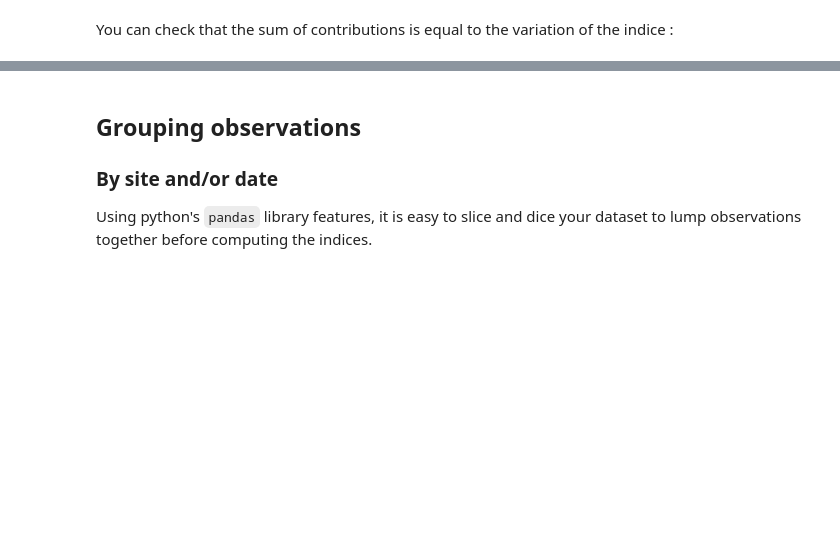
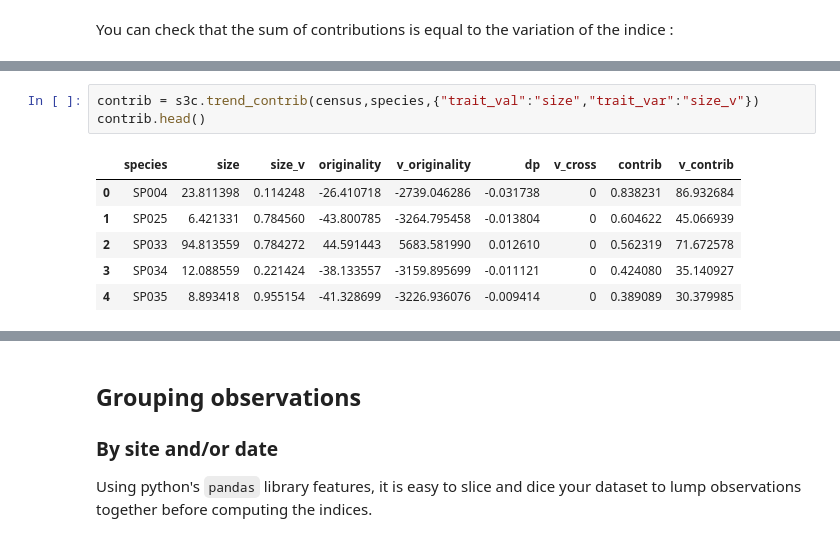
Before and after one commit to geeklhem/s3c, a Jupyter notebook: doc/tutorial.ipynb, the cells around one changed output, grey strips where cells are left out. Drawn from its saved outputs; the diff is of its cells as text; blank space fills up the shorter version.

```diff
--- a/doc/tutorial.ipynb
+++ b/doc/tutorial.ipynb
@@ -97,0 +109,10 @@ Contribution sum: 10.6200949755
+# %%
+contrib = s3c.trend_contrib(census,species,{"trait_val":"size","trait_var":"size_v"})
+contrib.head()
+# %% [output]
+|  | species | size | size_v | originality | v_originality | dp | v_cross | contrib | v_contrib |
+| 0 | SP004 | 23.811398 | 0.114248 | -26.410718 | -2739.046286 | -0.031738 | 0 | 0.838231 | 86.932684 |
+| 1 | SP025 | 6.421331 | 0.784560 | -43.800785 | -3264.795458 | -0.013804 | 0 | 0.604622 | 45.066939 |
+| 2 | SP033 | 94.813559 | 0.784272 | 44.591443 | 5683.581990 | 0.012610 | 0 | 0.562319 | 71.672578 |
+| 3 | SP034 | 12.088559 | 0.221424 | -38.133557 | -3159.895699 | -0.011121 | 0 | 0.424080 | 35.140927 |
+| 4 | SP035 | 8.893418 | 0.955154 | -41.328699 | -3226.936076 | -0.009414 | 0 | 0.389089 | 30.379985 |
```
Also changed, not shown: parts of 14 cells of this notebook, 2 other files.
